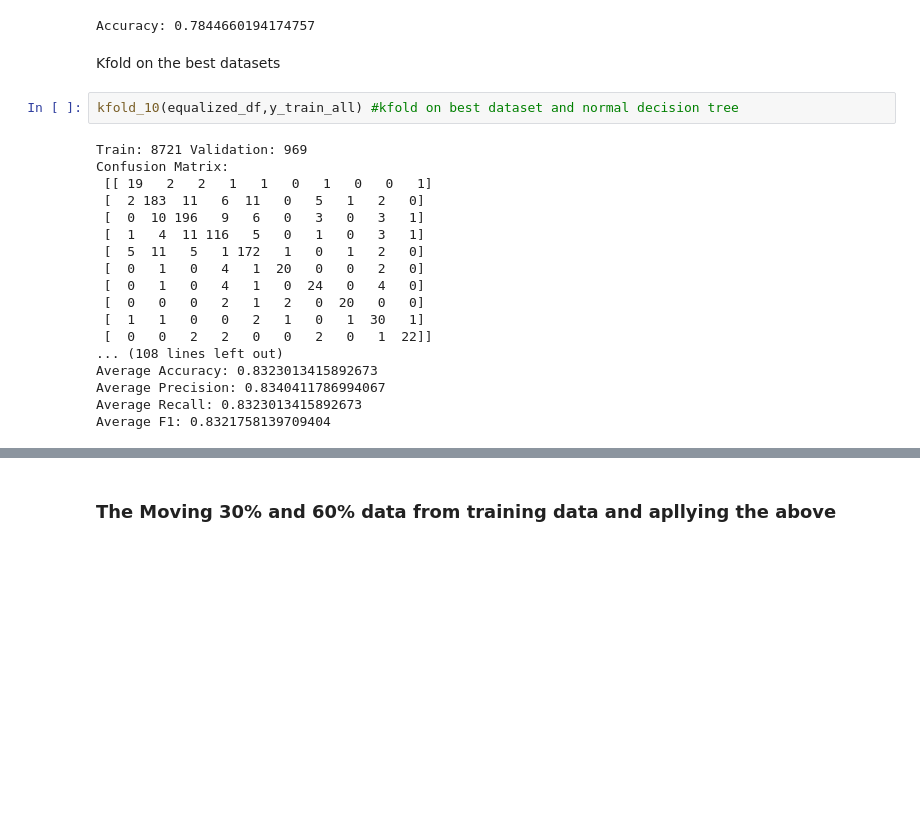
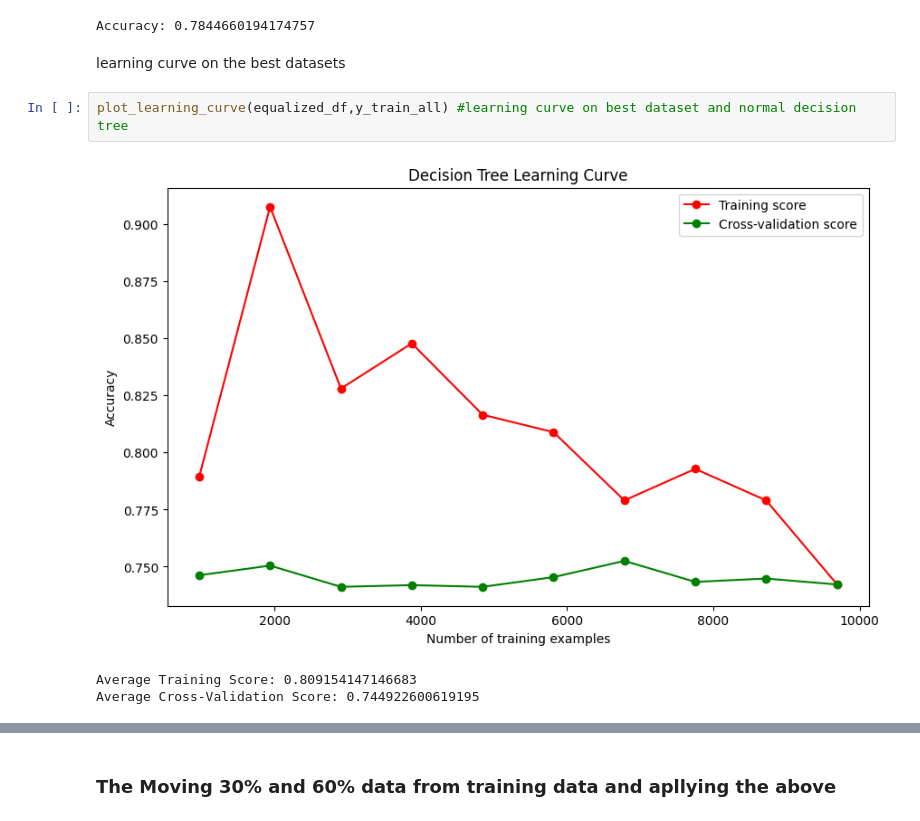
Before and after one commit to Suhail270/DMML_Part3, a Jupyter notebook: Part3.ipynb, the cells around one changed output, grey strips where cells are left out. Drawn from its saved outputs; the diff is of its cells as text; blank space fills up the shorter version.

```diff
--- a/Part3.ipynb
+++ b/Part3.ipynb
@@ -834,24 +830,10 @@ accuracycalc(model,equalized_df,y_train_all,equalized_df_test,y_test_all) #calcu
 # %% [output]
 Accuracy: 0.7844660194174757
 # %% [markdown]
-Kfold on the best datasets
+learning curve on the best datasets
 # %%
-kfold_10(equalized_df,y_train_all) #kfold on best dataset and normal decision tree
+plot_learning_curve(equalized_df,y_train_all) #learning curve on best dataset and normal decision tree
 # %% [output]
+[figure, added]
-Train: 8721 Validation: 969
-Confusion Matrix:
- [[ 19   2   2   1   1   0   1   0   0   1]
- [  2 183  11   6  11   0   5   1   2   0]
- [  0  10 196   9   6   0   3   0   3   1]
- [  1   4  11 116   5   0   1   0   3   1]
- [  5  11   5   1 172   1   0   1   2   0]
- [  0   1   0   4   1  20   0   0   2   0]
- [  0   1   0   4   1   0  24   0   4   0]
- [  0   0   0   2   1   2   0  20   0   0]
- [  1   1   0   0   2   1   0   1  30   1]
- [  0   0   2   2   0   0   2   0   1  22]]
-... (108 lines left out)
-Average Accuracy: 0.8323013415892673
-Average Precision: 0.8340411786994067
-Average Recall: 0.8323013415892673
-Average F1: 0.8321758139709404
+Average Training Score: 0.809154147146683
+Average Cross-Validation Score: 0.744922600619195
```
Also changed, not shown: parts of 37 cells of this notebook.
